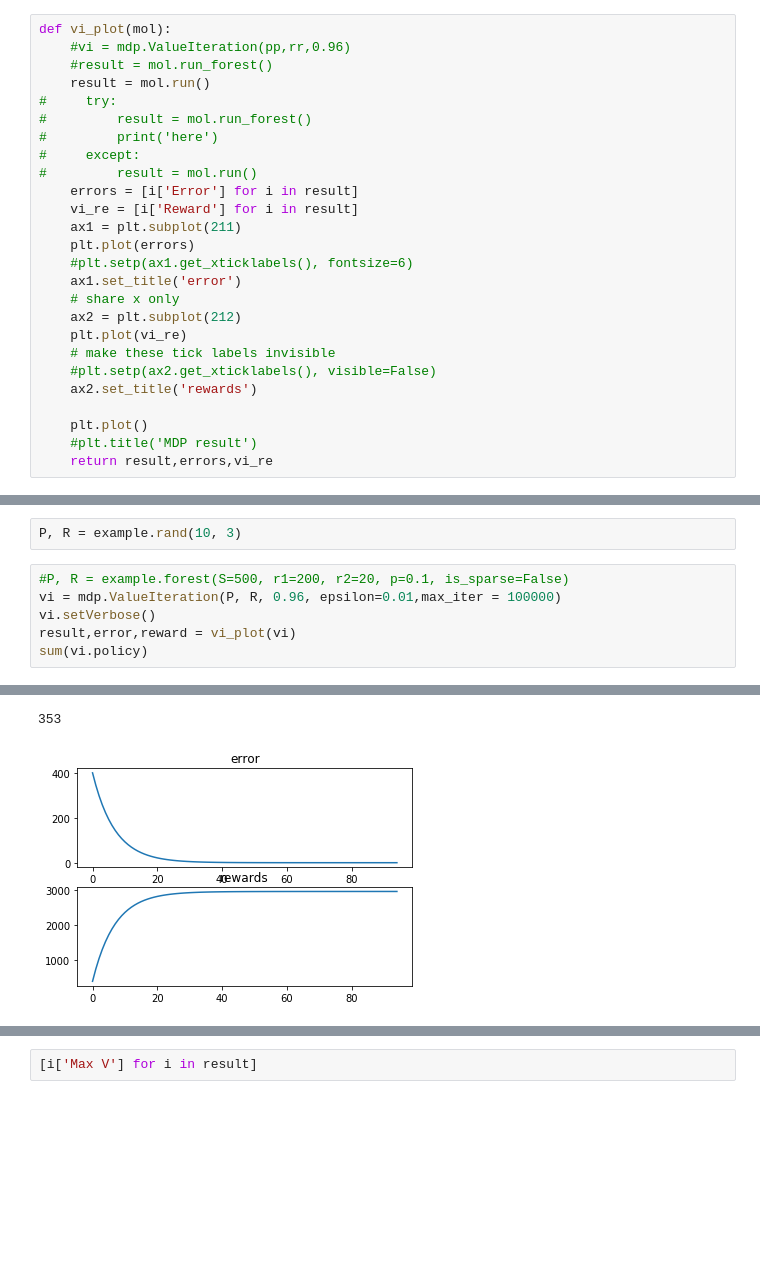
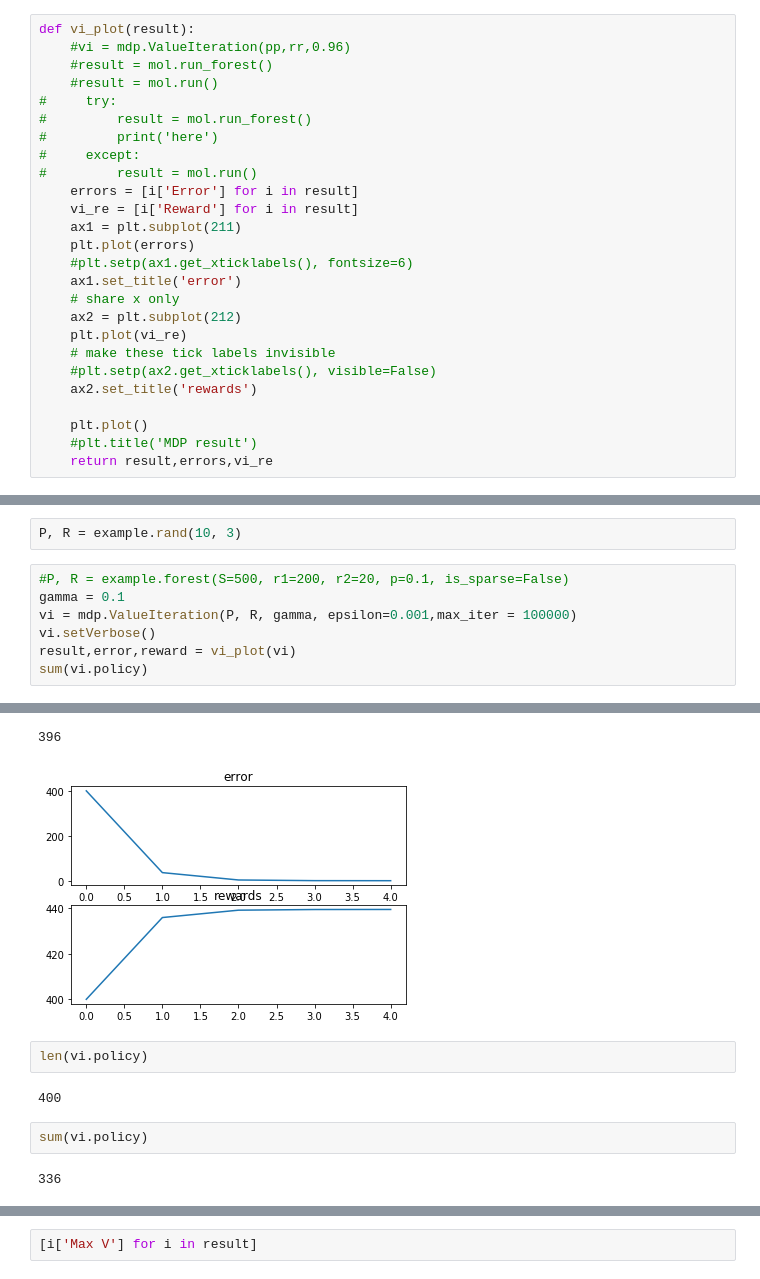
Before and after one commit to neojohny/ml_7641, a Jupyter notebook: homework4/forest_management.ipynb, the cells around one changed output, grey strips where cells are left out. Drawn from its saved outputs; the diff is of its cells as text; blank space fills up the shorter version.

```diff
--- a/homework4/forest_management.ipynb
+++ b/homework4/forest_management.ipynb
@@ -7,10 +9,10 @@ import numpy as np
 from matplotlib import pyplot as plt
 %matplotlib inline
 # %%
-def vi_plot(mol):
+def vi_plot(result):
     #vi = mdp.ValueIteration(pp,rr,0.96)
     #result = mol.run_forest()
-    result = mol.run()
+    #result = mol.run()
 #     try:
 #         result = mol.run_forest()
 #         print('here')
@@ -136,7 +340,8 @@ P, R = example.forest(S=400, r1=400, r2=200, p=0.1, is_sparse=False)
 P, R = example.rand(10, 3)
 # %%
 #P, R = example.forest(S=500, r1=200, r2=20, p=0.1, is_sparse=False)
-vi = mdp.ValueIteration(P, R, 0.96, epsilon=0.01,max_iter = 100000)
+gamma = 0.1
+vi = mdp.ValueIteration(P, R, gamma, epsilon=0.001,max_iter = 100000)
 vi.setVerbose()
 result,error,reward = vi_plot(vi)
 sum(vi.policy)
@@ -160,3 +355,11 @@ sum(vi.policy)
 Iterating stopped due to maximum number of iterations condition.
-353
+396
-[figure, old version]
+[figure, new version]
+# %%
+len(vi.policy)
+# %% [output]
+400
+# %%
+sum(vi.policy)
+# %% [output]
+336
```
Also changed, not shown: parts of 35 cells of this notebook, 1 other file.
